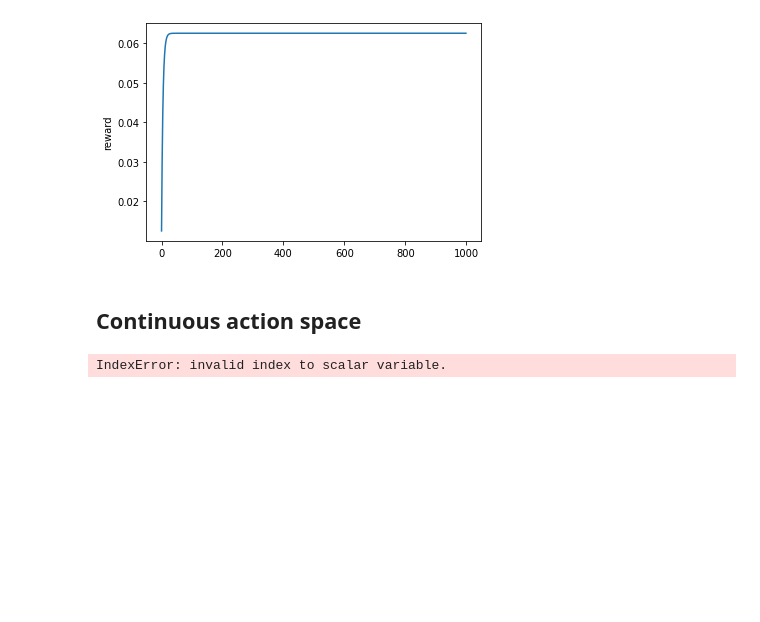
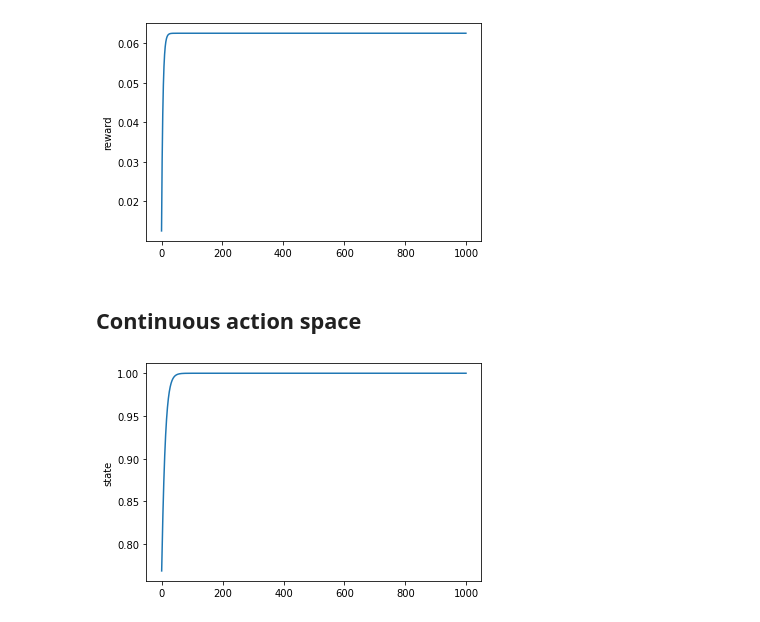
Before and after one commit to boettiger-lab/conservation-agents, a Jupyter notebook: fishing_optimaly.ipynb, the cells around one changed output. Saved outputs shown, nothing was run; the diff lists cells and outputs as text; code cells hidden in the pictures; blank space fills up the shorter version.

Commit message:
continuous action space

```diff
--- a/fishing_optimaly.ipynb
+++ b/fishing_optimaly.ipynb
@@ -78,16 +70,22 @@ eval_env = tf_py_environment.TFPyEnvironment(eval_py_env)
+# %%
+env = gym.make('fishing-v1')
 # %%
-def simulate(environment) :
+def simul(environment) :
   time_step = environment.reset()
   episode_return = 0.0
   output = np.zeros(shape = (1000, 4))
 
   for it in range(1000):
-    action = min(time_step.observation - 0.5, 0.0)
+    action = np.array([min(time_step[0] - 0.5, 0.0)])
     time_step = environment.step(action)
-    episode_return += time_step.reward
-    output[it] = (it, time_step.observation, action, episode_return)
+    episode_return += action
+    output[it] = (it, time_step[0], action, episode_return)
   return output
-# %%
-out = simulate(eval_env)
-# %% [output]
-IndexError: invalid index to scalar variable.
+# %%
+out=simul(env)
+# %%
+plt.plot(out[:,1])
+plt.ylabel('state')
+plt.show()
+# %% [output]
+[figure, added]
```
Also changed, not shown: parts of 3 cells of this notebook.
